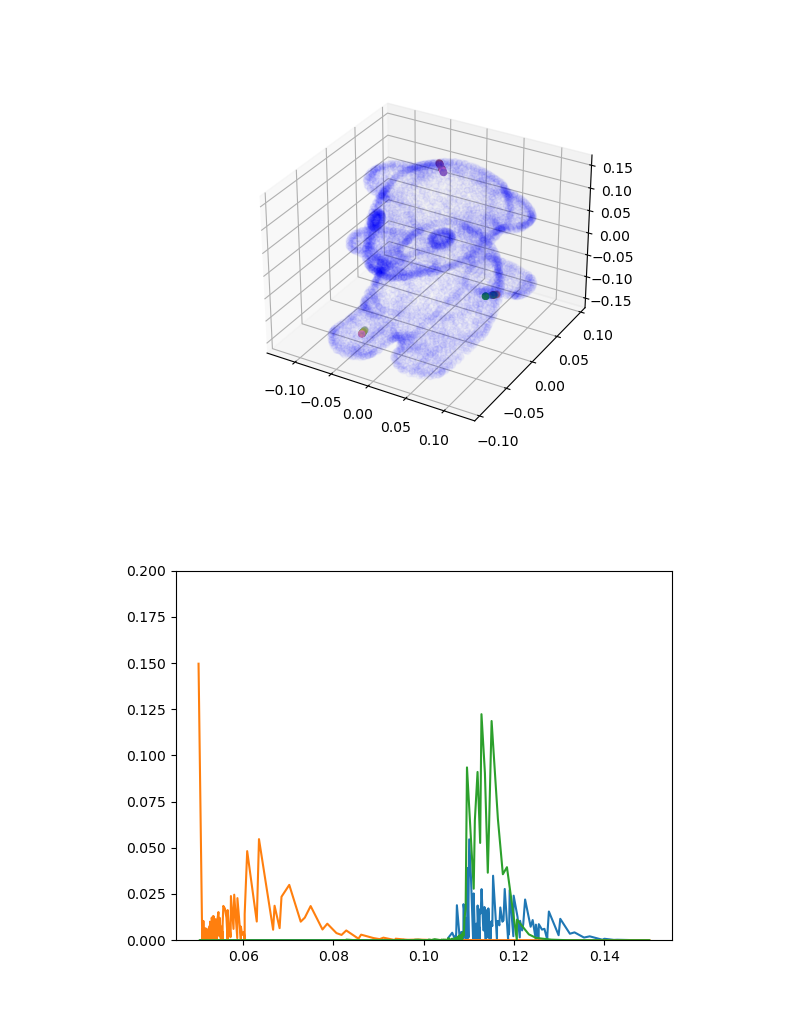
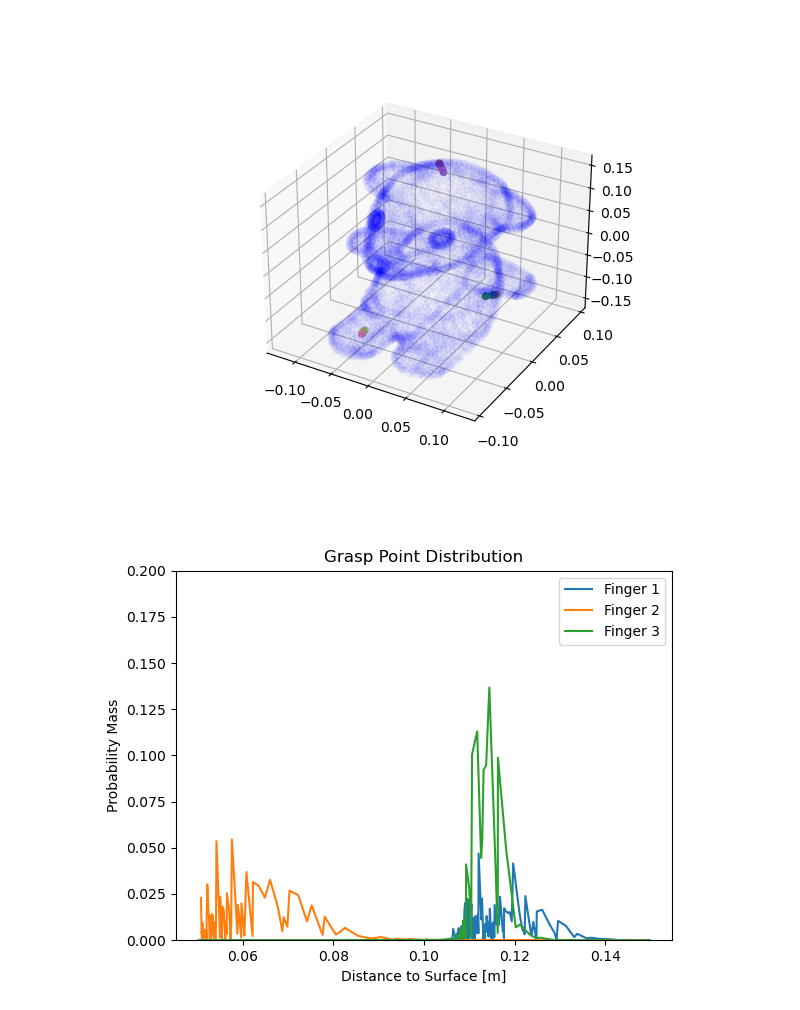
Before and after one commit to tylerlum/nerf_grasping, a Jupyter notebook: grasping_v2.ipynb, the cells around one changed output. Drawn from its saved outputs; the diff is of its cells as text; code cells hidden in the pictures.

```diff
--- a/grasping_v2.ipynb
+++ b/grasping_v2.ipynb
@@ -16,8 +16,8 @@ parser = config_parser.config_parser()
 
 # Use the teddy_bear config, but change some filepaths.
 args = parser.parse_args(args=[
-    '--config', 'teddy_bear/config.txt', '--basedir', '.',
-    '--datadir', './nerf_shared/data/nerf_synthetic/teddy_bear'])
+    '--config', 'teddy_bear/config.txt', '--basedir', '.'])#,
+    #'--datadir', './nerf_shared/data/nerf_synthetic/teddy_bear'])
 # args = parser.parse_args(args=[
 #     '--config', './nerf_shared/logs/isaac_teddy4/config.txt', '--basedir', 'nerf_shared/logs',
 #     '--datadir', './nerf_shared/data/nerf_synthetic/isaac_teddy'])
@@ -195,16 +192,22 @@ Wall time: 14.1 ms
 # %%
 # Test grasp sampling
 
 rays, weights, z_vals = grasp_utils.get_grasp_distribution(mu_f.reshape(1,3,6),
                            coarse_model,
                            fine_model,
                            renderer)
 plt.close('all')
-plt.plot(z_vals[0, :, :].detach().cpu().numpy().T, weights[0,:,:].cpu().detach().numpy().T)
+for ii in range(3):
+    plt.plot(z_vals[0, ii, :].detach().cpu().numpy().T, weights[0,ii,:].cpu().detach().numpy().T,
+             label="Finger "+str(ii+1))
 plt.ylim([0, 0.2])
+plt.title("Grasp Point Distribution")
+plt.xlabel("Distance to Surface [m]")
+plt.ylabel("Probability Mass")
+plt.legend()
 plt.show()
 # %% [output]
-[figure, old version]
+[figure, new version]
 # %%
 # Visualize point/normal distribution
 n = mu_f.shape[0]
```
Also changed, not shown: parts of 2 cells of this notebook, 1 other file.
